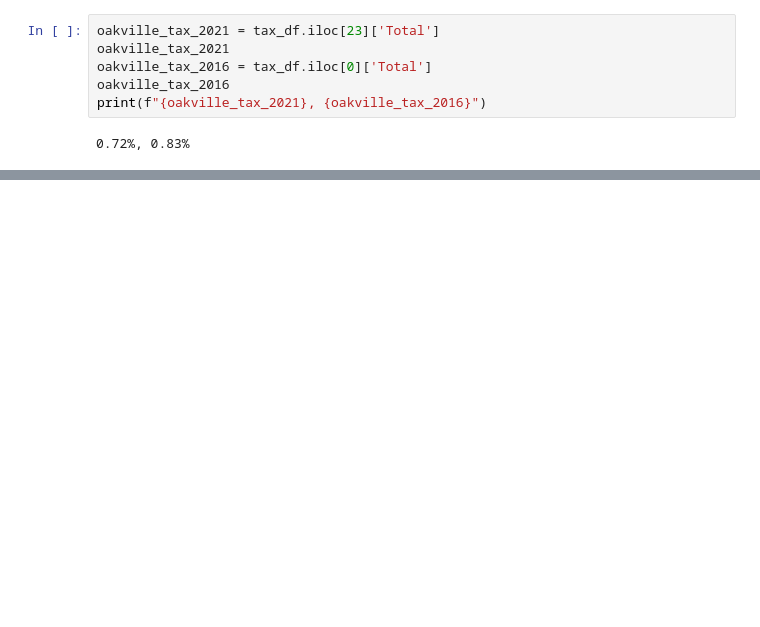
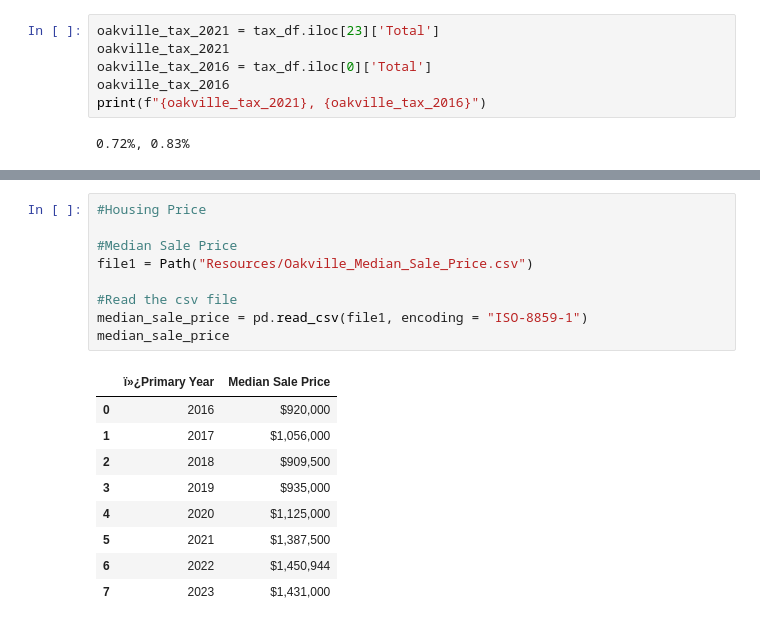
Before and after one commit to MaisieDeGraaf/oakville-housing-analysis, a Jupyter notebook: Code-Pooja/Housing.ipynb, the cells around one changed output, grey strips where cells are left out. Drawn from its saved outputs; the diff is of its cells as text; blank space fills up the shorter version.

```diff
--- a/Code-Pooja/Housing.ipynb
+++ b/Code-Pooja/Housing.ipynb
@@ -160,3 +167,22 @@ Oakville_df
 | City | Year |  |  |  |  |  |
 | Oakville | 2021 | 213759 | 73560 | 128000 | 11.7 | 0.72% |
 |  | 2016 | 193832 | 66270 | 113666 | 6.9 | 0.83% |
+# %%
+#Housing Price
+
+#Median Sale Price
+file1 = Path("Resources/Oakville_Median_Sale_Price.csv")
+
+#Read the csv file
+median_sale_price = pd.read_csv(file1, encoding = "ISO-8859-1")
+median_sale_price
+# %% [output]
+|  | ï»¿Primary Year | Median Sale Price |
+| 0 | 2016 | $920,000 |
+| 1 | 2017 | $1,056,000 |
+| 2 | 2018 | $909,500 |
+| 3 | 2019 | $935,000 |
+| 4 | 2020 | $1,125,000 |
+| 5 | 2021 | $1,387,500 |
+| 6 | 2022 | $1,450,944 |
+| 7 | 2023 | $1,431,000 |
```
Also changed, not shown: parts of 19 cells of this notebook, 4 other files.
